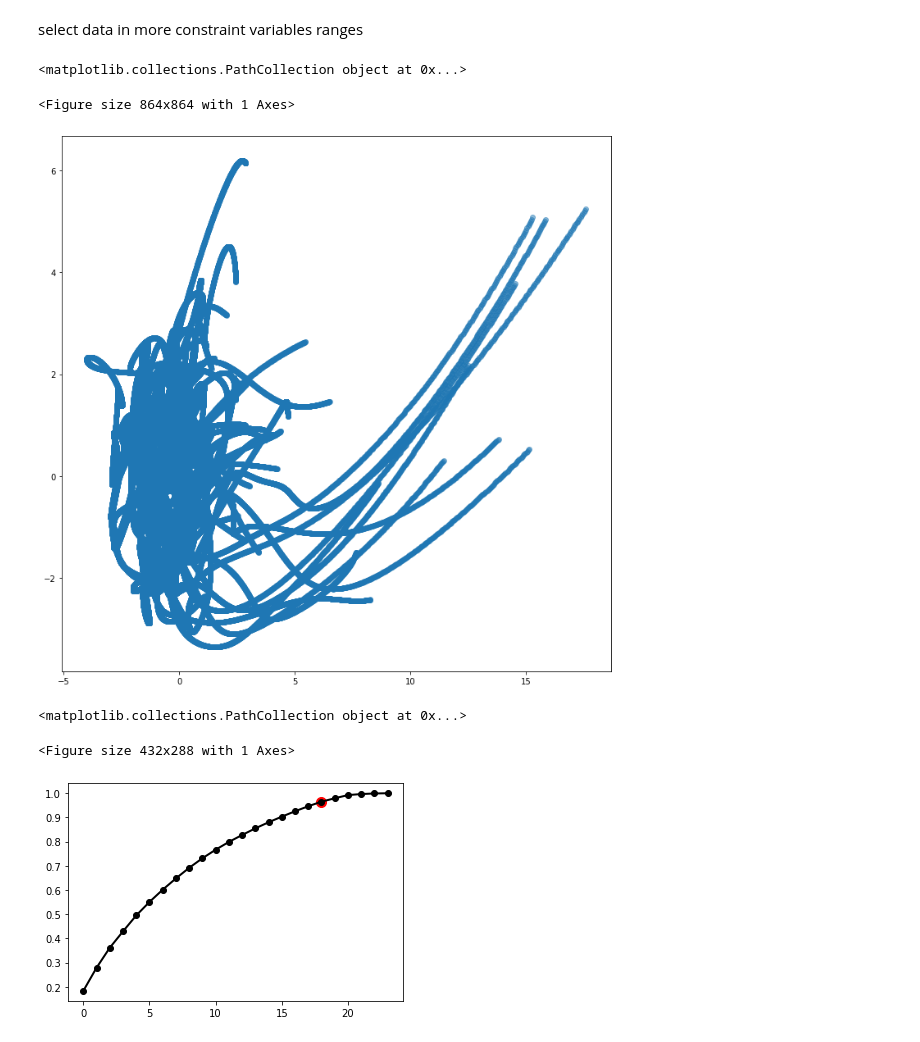
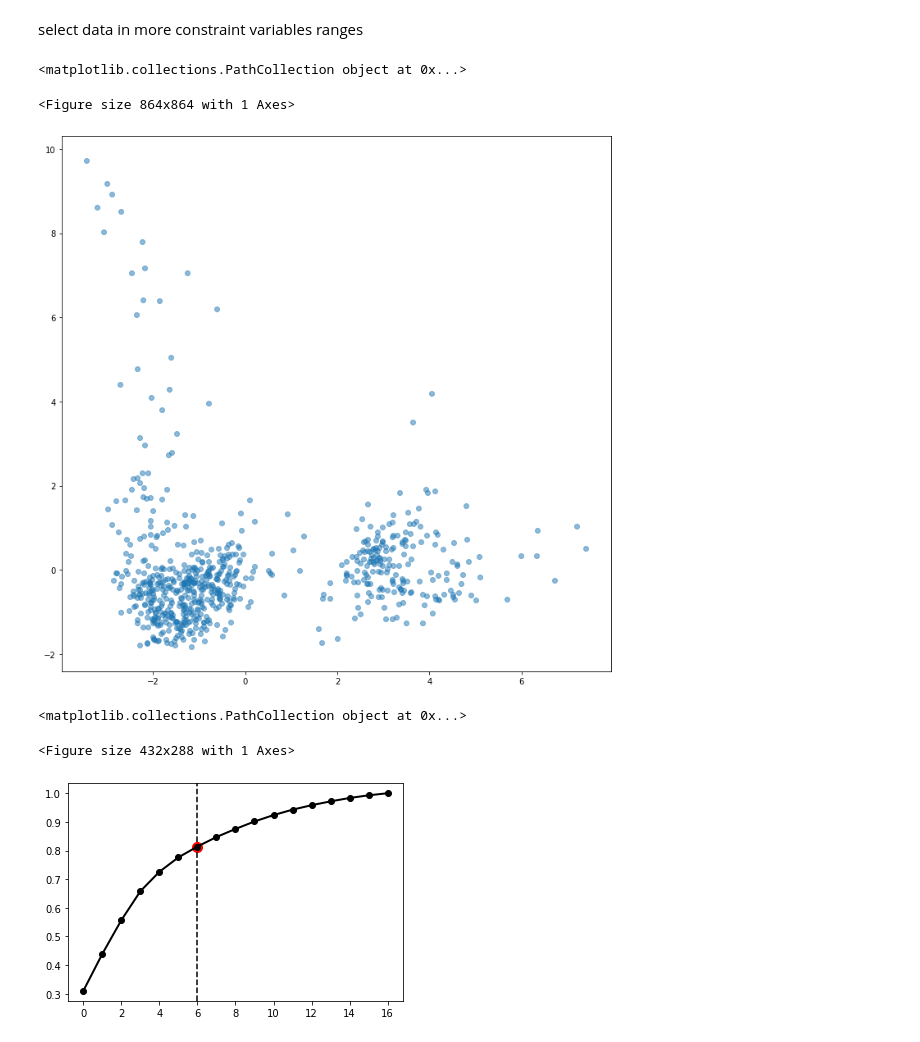
Before and after one commit to BrancoLab/LocomotionControl, a Jupyter notebook: analysis/ephys/population/pca.ipynb, the cells around one changed output. Cells and saved outputs as stored; diff of their text form; code cells hidden in the pictures.

```diff
--- a/analysis/ephys/population/pca.ipynb
+++ b/analysis/ephys/population/pca.ipynb
@@ -30,11 +30,11 @@ sys.path.append("./")
 sys.path.append(r"C:\Users\Federico\Documents\GitHub\pysical_locomotion")
 from analysis.ephys.utils import get_recording_names
 
-glm_cache = Path(
-    r"D:\GLM\data"
+population_cache = Path(
+    r"D:\Dropbox (UCL)\Rotation_vte\Locomotion\analysis\ephys\population\data"
 )
 # %%
-TARGET = "MOs"
+TARGET = "CUN/PPN"
 recordings = get_recording_names(region=TARGET)
 # all_data = [
 #     pd.read_hdf(glm_cache / f"{rec}_bouts.h5") for rec in recordings
@@ -42,7 +42,7 @@ recordings = get_recording_names(region=TARGET)
 
 # data = all_data[-1]
 
-data = pd.read_hdf(glm_cache / f"{recordings[2]}_bouts.h5")
+data = pd.read_parquet(population_cache / f"{recordings[-5]}_100ms.parquet")
 # %%
 # normalize df
 variables = ("v", "v_squared", "dv_300ms", "omega", "domega_300ms", "omega_squared", "apex_distance")
@@ -98,20 +98,21 @@ ax.scatter(df_pca[:, 0], df_pca[:, 1], alpha=.5)
 # %% [output]
 <matplotlib.collections.PathCollection object at 0x...>
 <Figure size 864x864 with 1 Axes>
-[figure, old version]
+[figure, new version]
 # %%
 # plot fraction of variance explained by each PC
 
 import numpy as np
 pca = PCA(n_components=df_norm.shape[1])
 pca.fit(df_norm)
 
 v = np.cumsum(pca.explained_variance_ratio_)
 plt.plot(v, "o-", lw=2, color="k")
 
-th = np.argwhere(v > 0.95)[0][0]
+th = np.argwhere(v > 0.8)[0][0]
+plt.axvline(th, color="k", ls="--")
 plt.scatter(th, v[th], color="r", s=100)
 # %% [output]
 <matplotlib.collections.PathCollection object at 0x...>
 <Figure size 432x288 with 1 Axes>
-[figure, old version]
+[figure, new version]
```
Also changed, not shown: parts of 1 cell of this notebook, 10 other files.
